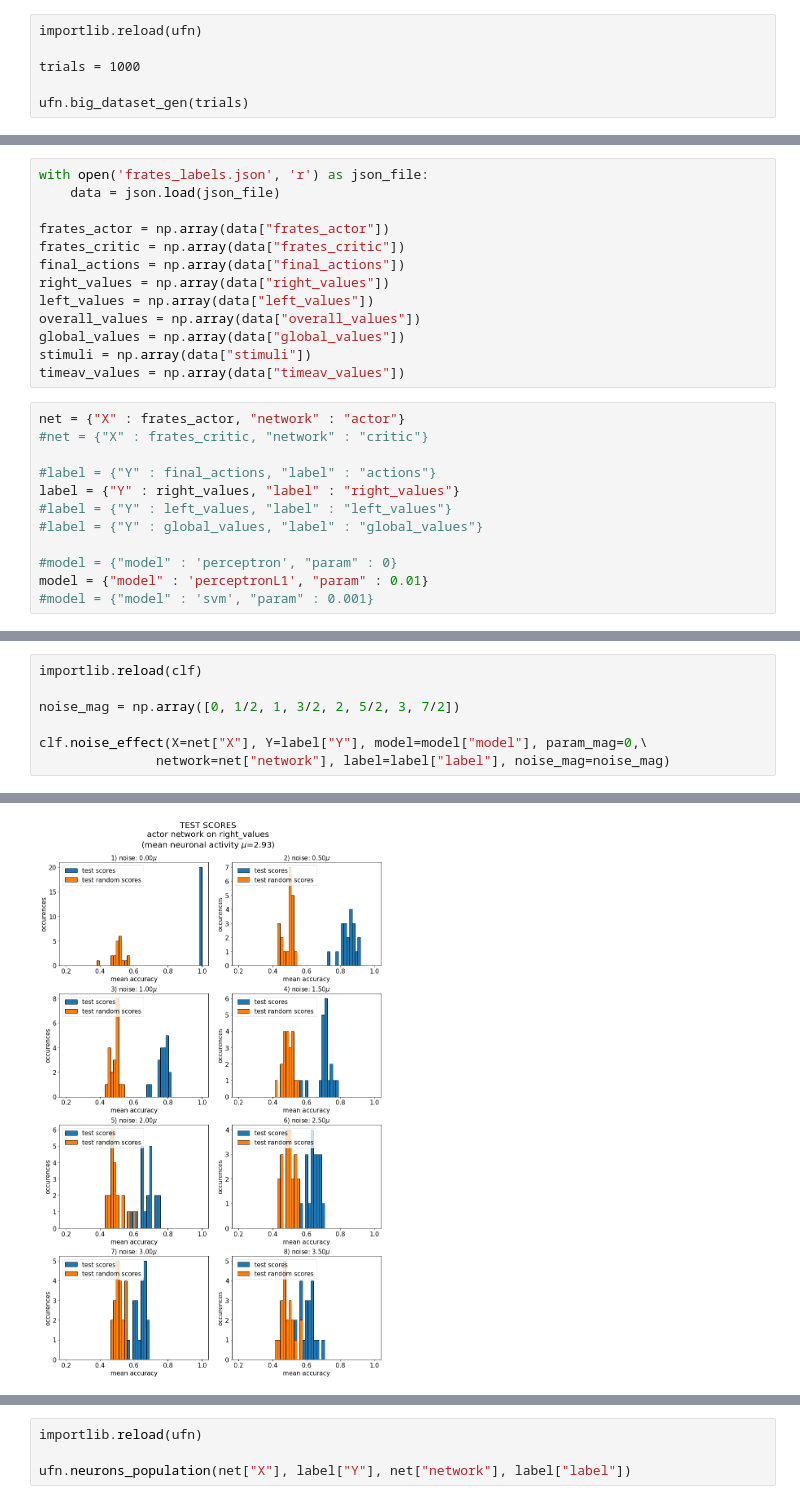
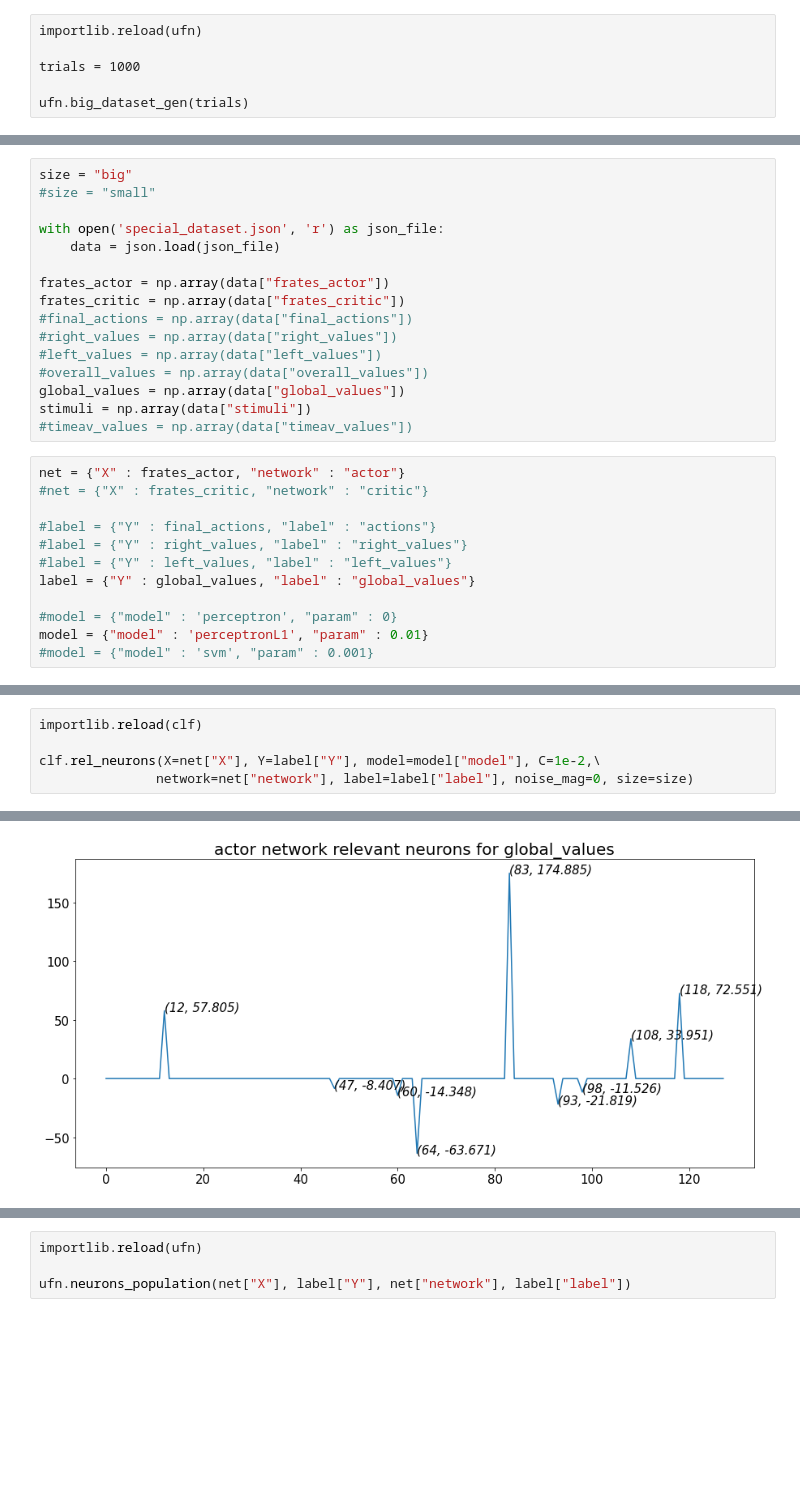
Before and after one commit to MartiniMarittimo/Relevant_neurons_analysis, a Jupyter notebook: relevant_neurons_analysis.ipynb, the cells around one changed output, grey strips where cells are left out. Saved outputs shown, nothing was run; the diff lists cells and outputs as text; blank space fills up the shorter version.

Commit message:
Special tuning curves: firs step of implementation

```diff
--- a/relevant_neurons_analysis.ipynb
+++ b/relevant_neurons_analysis.ipynb
@@ -25,24 +37,27 @@ ufn.big_dataset_gen(trials)
 # %%
-with open('frates_labels.json', 'r') as json_file:
+size = "big"
+#size = "small"
+
+with open('special_dataset.json', 'r') as json_file:
     data = json.load(json_file)
 
 frates_actor = np.array(data["frates_actor"])
 frates_critic = np.array(data["frates_critic"])
-final_actions = np.array(data["final_actions"])
-right_values = np.array(data["right_values"])
-left_values = np.array(data["left_values"])
-overall_values = np.array(data["overall_values"])
+#final_actions = np.array(data["final_actions"])
+#right_values = np.array(data["right_values"])
+#left_values = np.array(data["left_values"])
+#overall_values = np.array(data["overall_values"])
 global_values = np.array(data["global_values"])
 stimuli = np.array(data["stimuli"])
-timeav_values = np.array(data["timeav_values"])
+#timeav_values = np.array(data["timeav_values"])
 # %%
 net = {"X" : frates_actor, "network" : "actor"}
 #net = {"X" : frates_critic, "network" : "critic"}
 
 #label = {"Y" : final_actions, "label" : "actions"}
-label = {"Y" : right_values, "label" : "right_values"}
+#label = {"Y" : right_values, "label" : "right_values"}
 #label = {"Y" : left_values, "label" : "left_values"}
-#label = {"Y" : global_values, "label" : "global_values"}
+label = {"Y" : global_values, "label" : "global_values"}
 
 #model = {"model" : 'perceptron', "param" : 0}
 model = {"model" : 'perceptronL1', "param" : 0.01}
@@ -50,8 +88,6 @@ model = {"model" : 'perceptronL1', "param" : 0.01}
 # %%
 importlib.reload(clf)
 
-noise_mag = np.array([0, 1/2, 1, 3/2, 2, 5/2, 3, 7/2])
-
-clf.noise_effect(X=net["X"], Y=label["Y"], model=model["model"], param_mag=0,\
-               network=net["network"], label=label["label"], noise_mag=noise_mag)
+clf.rel_neurons(X=net["X"], Y=label["Y"], model=model["model"], C=1e-2,\
+               network=net["network"], label=label["label"], noise_mag=0, size=size)
 # %% [output]
@@ -74 +98 @@ average over 10 epochs of test random scores: 0.486
-[figure, old version]
+[figure, new version]
```
Also changed, not shown: parts of 15 cells of this notebook, 2 other files.
